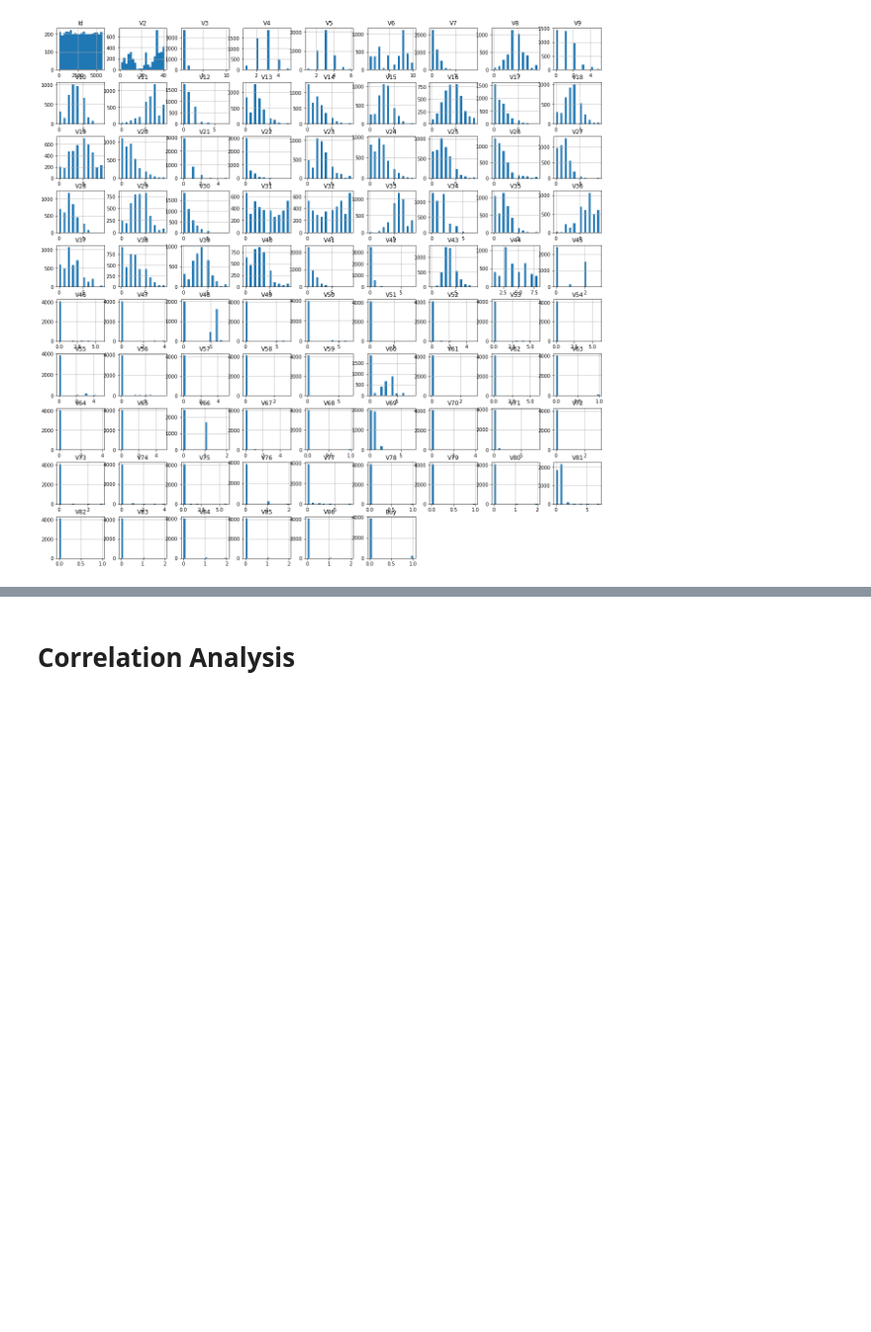
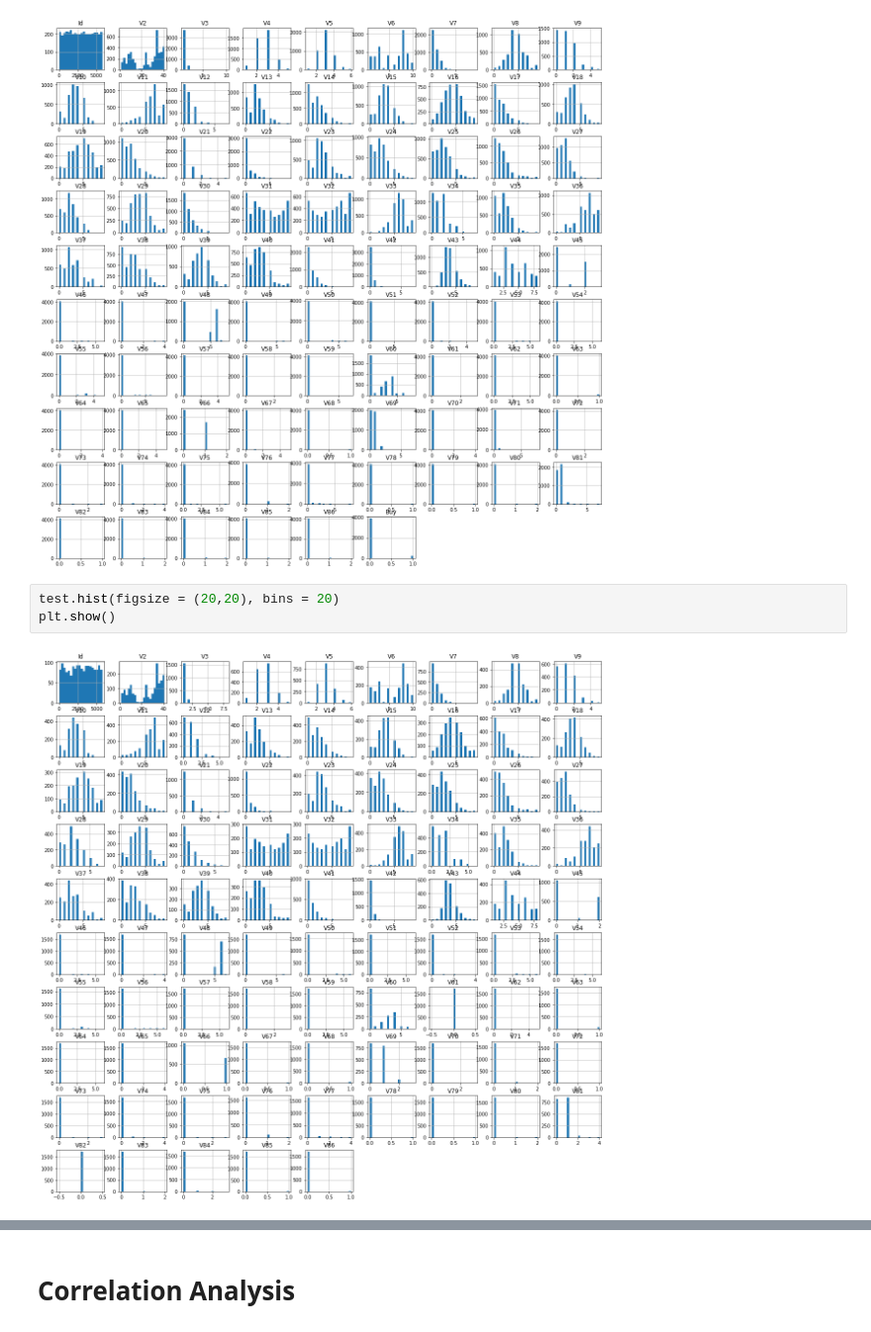
Before and after one commit to nsu1210/Kaggle, a Jupyter notebook: 2020-classification-unbalance-customer-purchase.ipynb, the cells around one changed output, grey strips where cells are left out. Shown at 99% size. Cells and saved outputs as stored; diff of their text form; blank space fills up the shorter version.

```diff
--- a/2020-classification-unbalance-customer-purchase.ipynb
+++ b/2020-classification-unbalance-customer-purchase.ipynb
@@ -78,3 +78,8 @@ train.hist(figsize = (20,20), bins = 20)
 plt.show()
 # %% [output]
 [figure]
+# %%
+test.hist(figsize = (20,20), bins = 20)
+plt.show()
+# %% [output]
+[figure, added]
```
Also changed, not shown: parts of 22 cells of this notebook.
